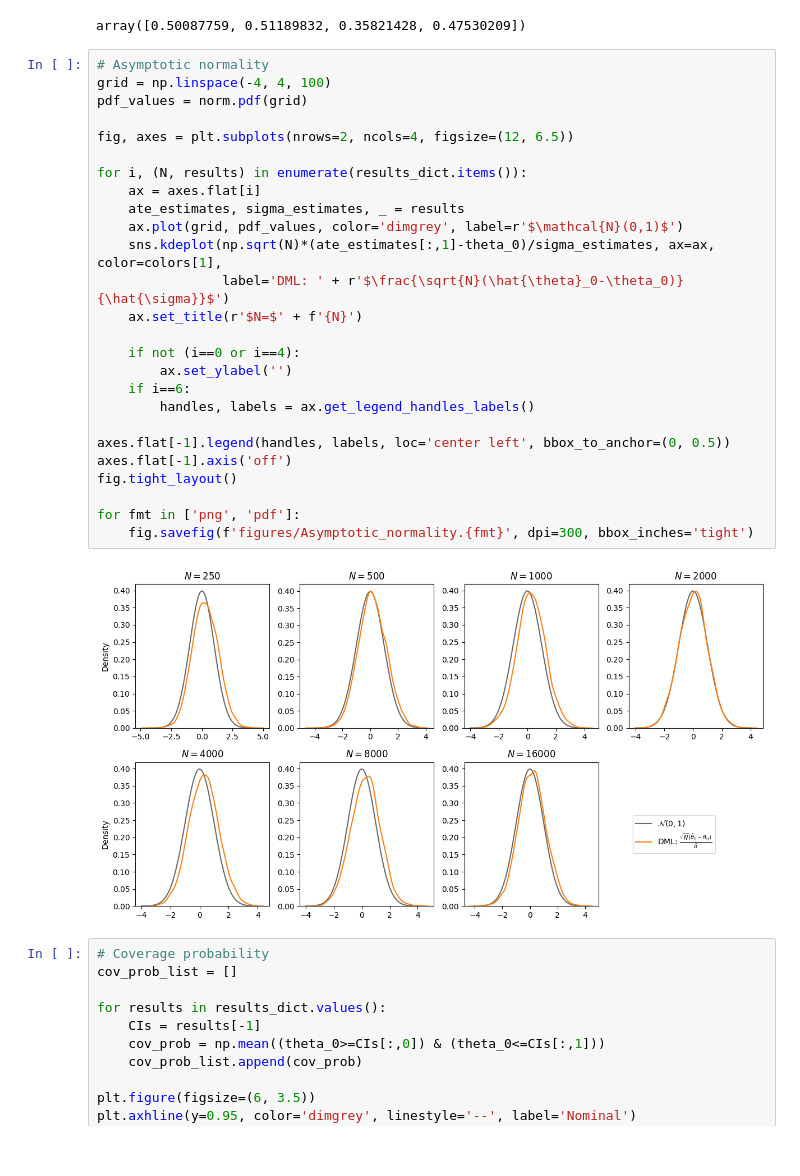
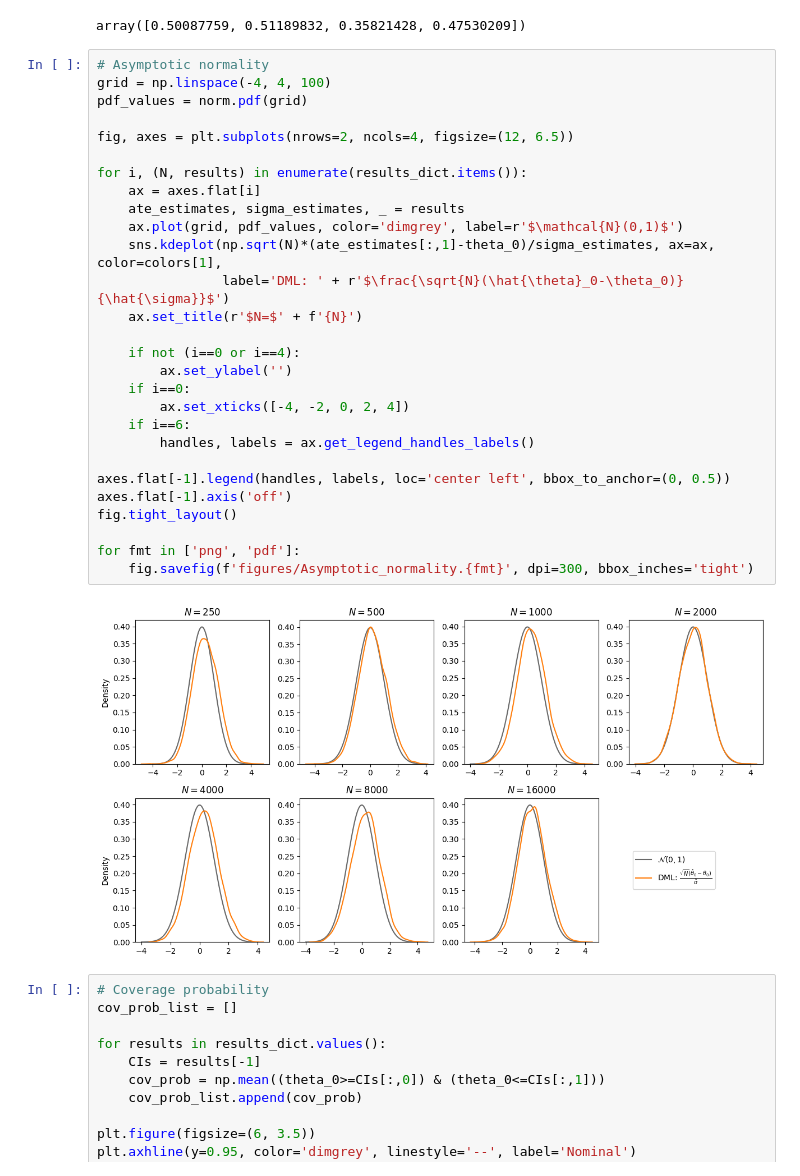
Before and after one commit to zijianwang2000/MA_CausalML, a Jupyter notebook: 1. Neyman orthogonality eliminates non-parametric convergence rate/DML_vs_classical.ipynb, the cells around one changed output. Drawn from its saved outputs; the diff is of its cells as text.

Commit message:
Update plot

```diff
--- a/1. Neyman orthogonality eliminates non-parametric convergence rate/DML_vs_classical.ipynb
+++ b/1. Neyman orthogonality eliminates non-parametric convergence rate/DML_vs_classical.ipynb
@@ -98,31 +98,33 @@ array([0.50087759, 0.51189832, 0.35821428, 0.47530209])
 # %%
 # Asymptotic normality
 grid = np.linspace(-4, 4, 100)
 pdf_values = norm.pdf(grid)
 
 fig, axes = plt.subplots(nrows=2, ncols=4, figsize=(12, 6.5))
 
 for i, (N, results) in enumerate(results_dict.items()):
     ax = axes.flat[i]
     ate_estimates, sigma_estimates, _ = results
     ax.plot(grid, pdf_values, color='dimgrey', label=r'$\mathcal{N}(0,1)$')
     sns.kdeplot(np.sqrt(N)*(ate_estimates[:,1]-theta_0)/sigma_estimates, ax=ax, color=colors[1],
                 label='DML: ' + r'$\frac{\sqrt{N}(\hat{\theta}_0-\theta_0)}{\hat{\sigma}}$')
     ax.set_title(r'$N=$' + f'{N}')
 
     if not (i==0 or i==4):
         ax.set_ylabel('')
+    if i==0:
+        ax.set_xticks([-4, -2, 0, 2, 4])
     if i==6:
         handles, labels = ax.get_legend_handles_labels()
 
 axes.flat[-1].legend(handles, labels, loc='center left', bbox_to_anchor=(0, 0.5))
 axes.flat[-1].axis('off')
 fig.tight_layout()
 
 for fmt in ['png', 'pdf']:
     fig.savefig(f'figures/Asymptotic_normality.{fmt}', dpi=300, bbox_inches='tight')
 # %% [output]
-[figure, old version]
+[figure, new version]
 # %%
 # Coverage probability
 cov_prob_list = []
```
Also changed, not shown: 6 other files.
